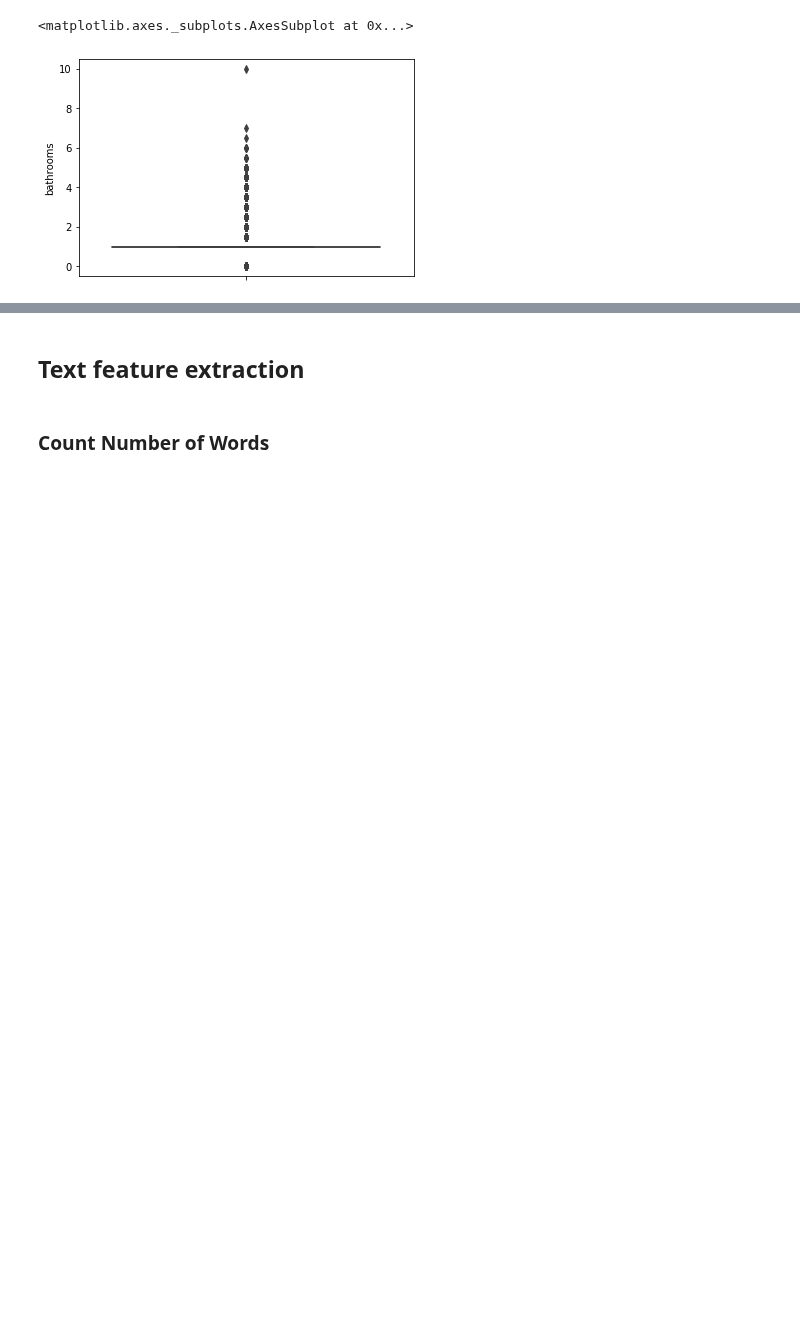
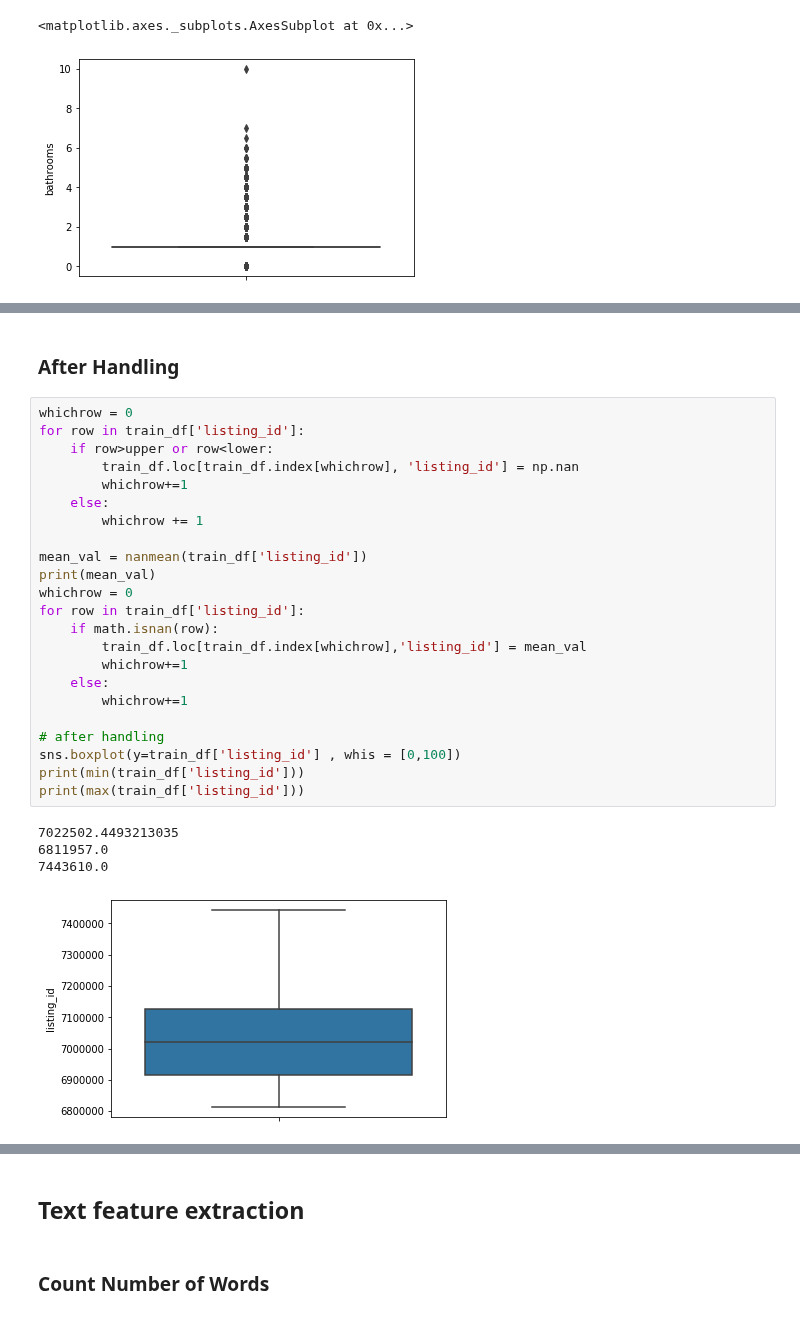
Before and after one commit to taryn-c/CMPT459-Project, a Jupyter notebook: sad_mining1.ipynb, the cells around one changed output, grey strips where cells are left out. Saved outputs shown, nothing was run; the diff lists cells and outputs as text; blank space fills up the shorter version.

```diff
--- a/sad_mining1.ipynb
+++ b/sad_mining1.ipynb
@@ -638,0 +743,30 @@ sns.boxplot(y=train_df['bathrooms'])
+# %% [markdown]
+### After Handling
+# %%
+whichrow = 0
+for row in train_df['listing_id']:
+    if row>upper or row<lower:
+        train_df.loc[train_df.index[whichrow], 'listing_id'] = np.nan
+        whichrow+=1
+    else:
+        whichrow += 1
+
+mean_val = nanmean(train_df['listing_id'])
+print(mean_val)
+whichrow = 0
+for row in train_df['listing_id']:
+    if math.isnan(row):
+        train_df.loc[train_df.index[whichrow],'listing_id'] = mean_val
+        whichrow+=1
+    else:
+        whichrow+=1
+
+# after handling
+sns.boxplot(y=train_df['listing_id'] , whis = [0,100])
+print(min(train_df['listing_id']))
+print(max(train_df['listing_id']))
+# %% [output]
+7022502.4493213035
+6811957.0
+7443610.0
+[figure, added]
```
Also changed, not shown: parts of 27 cells of this notebook.
